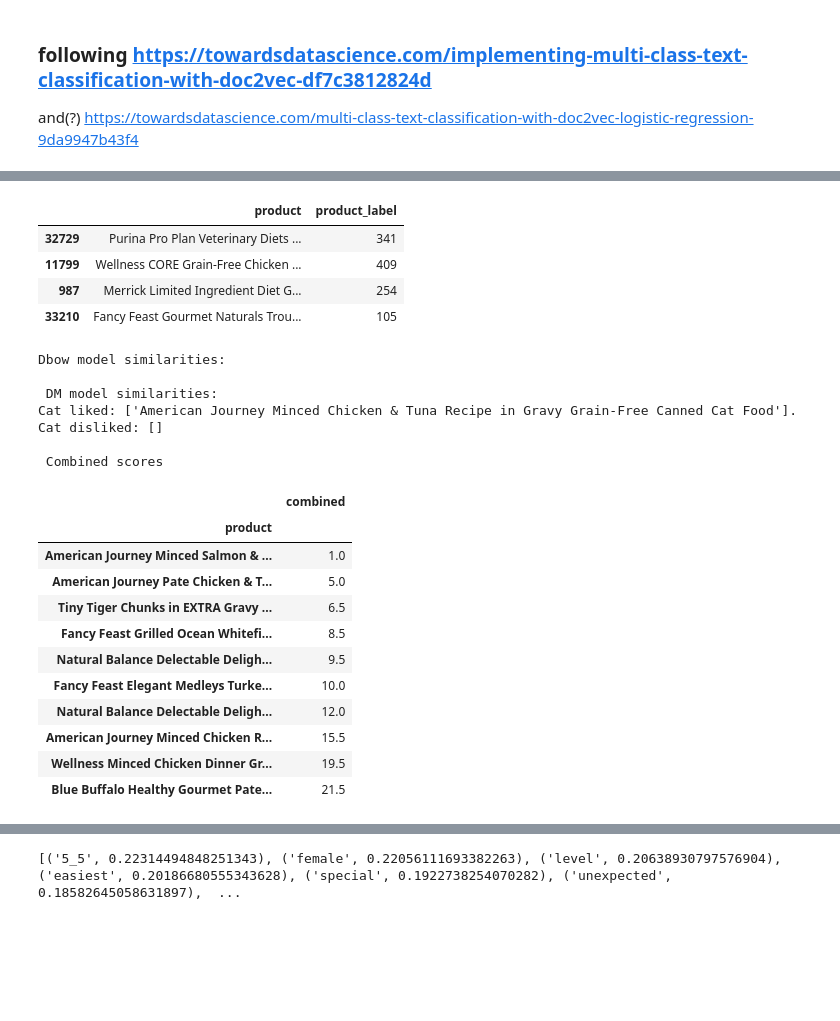
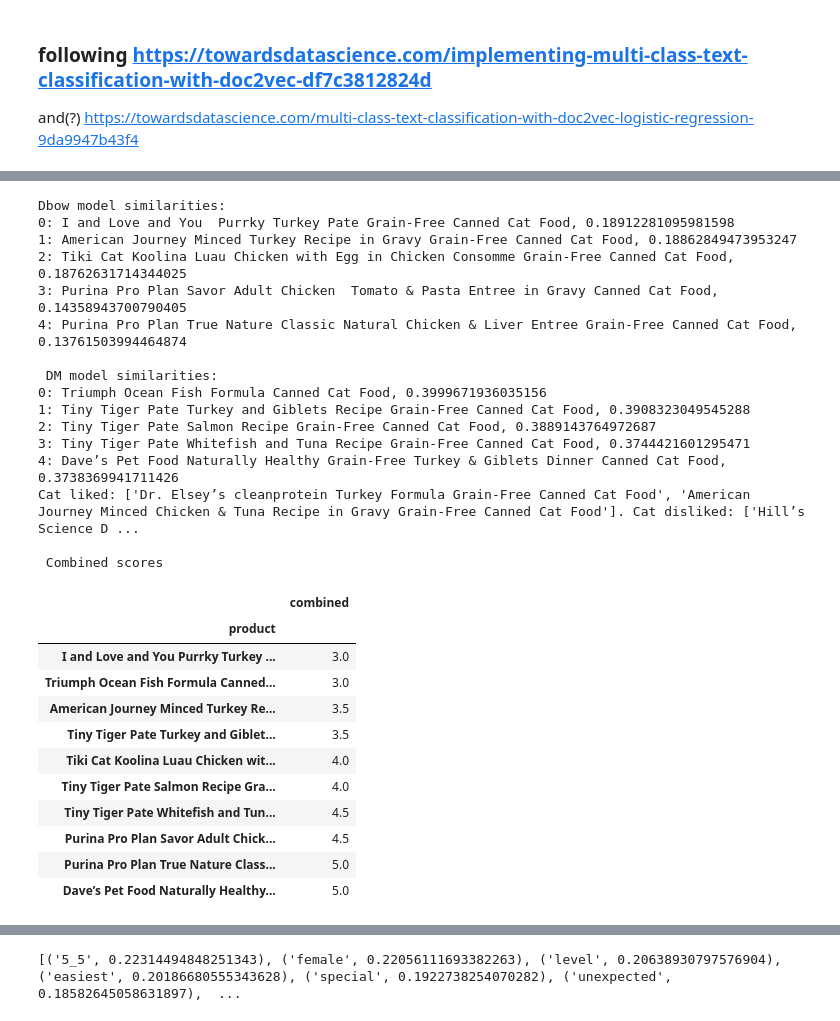
Before and after one commit to dbz10/teefies, a Jupyter notebook: teefies/analysis/doc2vec-analysis.ipynb, the cells around one changed output, grey strips where cells are left out. Cells and saved outputs as stored; diff of their text form; code cells hidden in the pictures; blank space fills up the shorter version.

```diff
--- a/teefies/analysis/doc2vec-analysis.ipynb
+++ b/teefies/analysis/doc2vec-analysis.ipynb
@@ -242,3 +145,10 @@ array([['Fancy Feast Grilled Chicken Feast in Gravy Canned Cat Food',
+# %%
+# figure out how to properly load in the saved csv
+import ast
+
+data = pd.read_csv('prepared_data.csv')
+data_tagged = data.apply(
+    lambda r: TaggedDocument(words=ast.literal_eval(r['input']), tags=[r.product_label]), axis=1)
 # %%
 import multiprocessing
 cores = multiprocessing.cpu_count()
@@ -284,72 +178,77 @@ Wall time: 2min 29s
-# %%
-df.sample(4)[['product','product_label']]
-# %% [output]
-|  | product | product_label |
-| 32729 | Purina Pro Plan Veterinary Diets ... | 341 |
-| 11799 | Wellness CORE Grain-Free Chicken ... | 409 |
-| 987 | Merrick Limited Ingredient Diet G... | 254 |
-| 33210 | Fancy Feast Gourmet Naturals Trou... | 105 |
 # %%
 label_decoder = df[['product_label','product']].set_index('product_label').to_dict()['product']
 label_encoder = df[['product_label','product']].set_index('product').to_dict()['product_label']
 
-num_returned = 50
+num_returned = 5
 results_shown = 10
 
 pd.set_option('display.max_colwidth', 200)
 positives = [67,2]
 negatives = [228,361]
-positives = [2]
-negatives = []
+# positives = [2]
+# negatives = []
 
 similarity_results = pd.DataFrame(index = product_info['product'],columns = ['dbow_rank','dm_rank','combined'])
 similar_items_dbow = model_dbow.docvecs.most_similar(positive=positives,negative = negatives,topn=num_returned)
 similar_items_dm = model_dm.docvecs.most_similar(positive=positives,negative = negatives,topn=num_returned)
-#     print(similar_items)
+
+# print("DBOW:",similar_items_dbow)
+# print("DM:",similar_items_dm)
+
 decoded_dbow = [(label_decoder[label],similarity) for (label,similarity) in similar_items_dbow]
 decoded_dm = [(label_decoder[label],similarity) for (label,similarity) in similar_items_dm]
 
 print("Dbow model similarities:")
 for (rank, product) in enumerate(decoded_dbow):
     name = product[0]
     score = product[1]
     similarity_results.loc[name,"dbow_rank"] = rank
-#     print(f'{rank}: {name}, {score}')
+    print(f'{rank}: {name}, {score}')
 
 print("\n DM model similarities:")
 for (rank, product) in enumerate(decoded_dm):
     name = product[0]
     score = product[1]
     similarity_results.loc[name,"dm_rank"] = rank
-#     print(f'{rank}: {name}, {score}')
+    print(f'{rank}: {name}, {score}')
 
 similarity_results.fillna(value=num_returned+1,inplace=True)
 similarity_results["combined"] = (similarity_results["dbow_rank"] + similarity_results["dm_rank"])/2
 
 liked = [label_decoder[i] for i in positives]
 disliked = [label_decoder[i] for i in negatives]
 print(f'Cat liked: {liked}. Cat disliked: {disliked}')
 print("\n Combined scores")
 similarity_results.sort_values(by='combined',ascending=True).drop(columns=['dbow_rank','dm_rank'],axis=0).head(results_shown)
 # %% [output]
 Dbow model similarities:
+0: I and Love and You  Purrky Turkey Pate Grain-Free Canned Cat Food, 0.18912281095981598
+1: American Journey Minced Turkey Recipe in Gravy Grain-Free Canned Cat Food, 0.18862849473953247
+2: Tiki Cat Koolina Luau Chicken with Egg in Chicken Consomme Grain-Free Canned Cat Food, 0.18762631714344025
+3: Purina Pro Plan Savor Adult Chicken  Tomato & Pasta Entree in Gravy Canned Cat Food, 0.14358943700790405
+4: Purina Pro Plan True Nature Classic Natural Chicken & Liver Entree Grain-Free Canned Cat Food, 0.13761503994464874
 
  DM model similarities:
-Cat liked: ['American Journey Minced Chicken & Tuna Recipe in Gravy Grain-Free Canned Cat Food']. Cat disliked: []
+0: Triumph Ocean Fish Formula Canned Cat Food, 0.3999671936035156
+1: Tiny Tiger Pate Turkey and Giblets Recipe Grain-Free Canned Cat Food, 0.3908323049545288
+2: Tiny Tiger Pate Salmon Recipe Grain-Free Canned Cat Food, 0.3889143764972687
+3: Tiny Tiger Pate Whitefish and Tuna Recipe Grain-Free Canned Cat Food, 0.3744421601295471
+4: Dave’s Pet Food Naturally Healthy Grain-Free Turkey & Giblets Dinner Canned Cat Food, 0.3738369941711426
+Cat liked: ['Dr. Elsey’s cleanprotein Turkey Formula Grain-Free Canned Cat Food', 'American Journey Minced Chicken & Tuna Recipe in Gravy Grain-Free Canned Cat Food']. Cat disliked: ['Hill’s Science D ...
 
  Combined scores
 |  | combined |
 | product |  |
-| American Journey Minced Salmon & ... | 1.0 |
-| American Journey Pate Chicken & T... | 5.0 |
-| Tiny Tiger Chunks in EXTRA Gravy ... | 6.5 |
-| Fancy Feast Grilled Ocean Whitefi... | 8.5 |
-| Natural Balance Delectable Deligh... | 9.5 |
-| Fancy Feast Elegant Medleys Turke... | 10.0 |
-| Natural Balance Delectable Deligh... | 12.0 |
-| American Journey Minced Chicken R... | 15.5 |
-| Wellness Minced Chicken Dinner Gr... | 19.5 |
-| Blue Buffalo Healthy Gourmet Pate... | 21.5 |
+| I and Love and You Purrky Turkey ... | 3.0 |
+| Triumph Ocean Fish Formula Canned... | 3.0 |
+| American Journey Minced Turkey Re... | 3.5 |
+| Tiny Tiger Pate Turkey and Giblet... | 3.5 |
+| Tiki Cat Koolina Luau Chicken wit... | 4.0 |
+| Tiny Tiger Pate Salmon Recipe Gra... | 4.0 |
+| Tiny Tiger Pate Whitefish and Tun... | 4.5 |
+| Purina Pro Plan Savor Adult Chick... | 4.5 |
+| Purina Pro Plan True Nature Class... | 5.0 |
+| Dave’s Pet Food Naturally Healthy... | 5.0 |
 # %%
 filter_products = [item in df['product'].values for item in product_info['product']]
 af = product_info[filter_products]
```
Also changed, not shown: parts of 45 cells of this notebook, 3 other files.
